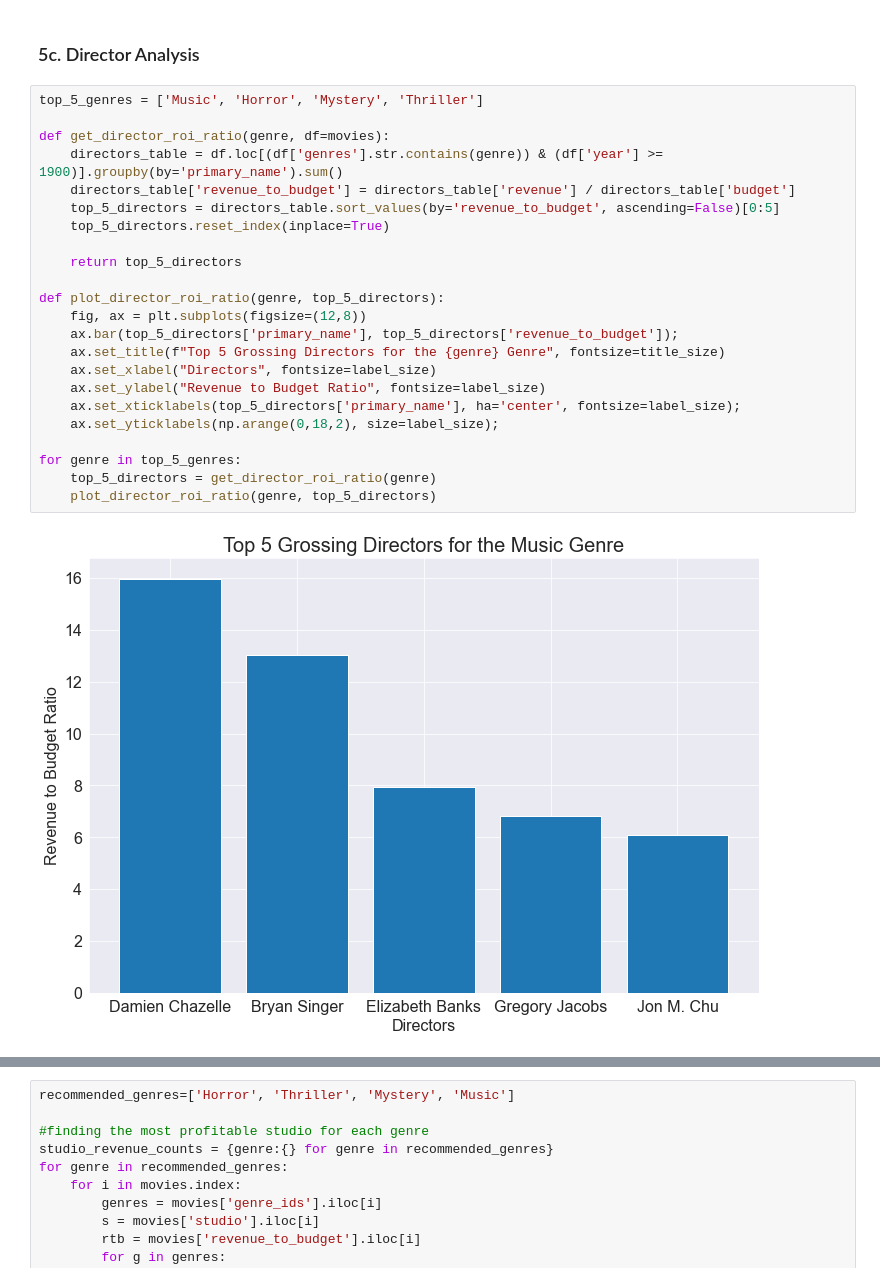
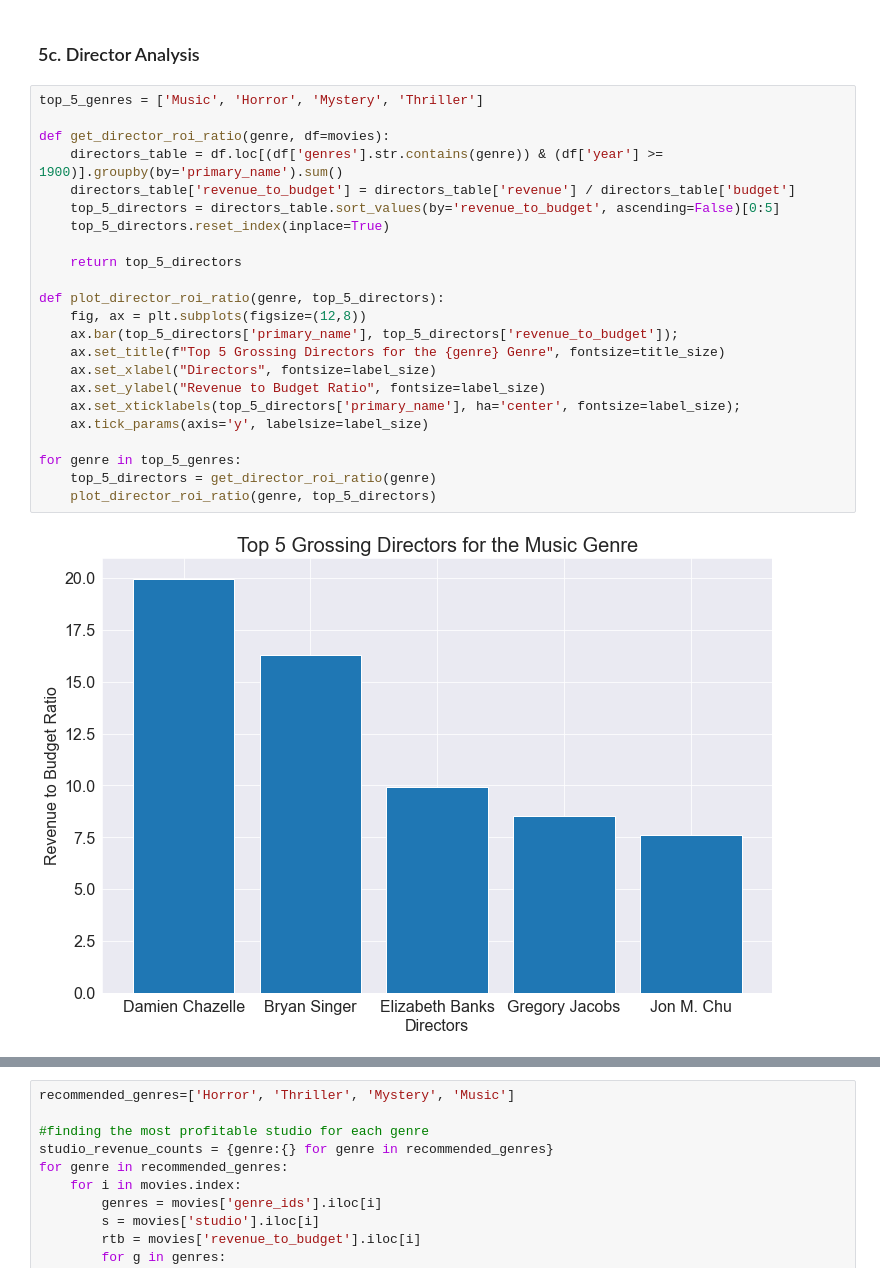
Before and after one commit to xuqc01/Movie-Data-Analysis, a Jupyter notebook: movie-data-analysis.ipynb, the cells around one changed output, grey strips where cells are left out. Saved outputs shown, nothing was run; the diff lists cells and outputs as text.

Commit message:
Changed font size for tables

```diff
--- a/movie-data-analysis.ipynb
+++ b/movie-data-analysis.ipynb
@@ -479,25 +479,25 @@ ax.set_yticklabels(np.arange(0,18,2), size=label_size);
 # %%
 top_5_genres = ['Music', 'Horror', 'Mystery', 'Thriller']
 
 def get_director_roi_ratio(genre, df=movies):
     directors_table = df.loc[(df['genres'].str.contains(genre)) & (df['year'] >= 1900)].groupby(by='primary_name').sum()
     directors_table['revenue_to_budget'] = directors_table['revenue'] / directors_table['budget']
     top_5_directors = directors_table.sort_values(by='revenue_to_budget', ascending=False)[0:5]
     top_5_directors.reset_index(inplace=True)
 
     return top_5_directors
 
 def plot_director_roi_ratio(genre, top_5_directors):
     fig, ax = plt.subplots(figsize=(12,8))
     ax.bar(top_5_directors['primary_name'], top_5_directors['revenue_to_budget']);
     ax.set_title(f"Top 5 Grossing Directors for the {genre} Genre", fontsize=title_size)
     ax.set_xlabel("Directors", fontsize=label_size)
     ax.set_ylabel("Revenue to Budget Ratio", fontsize=label_size)
     ax.set_xticklabels(top_5_directors['primary_name'], ha='center', fontsize=label_size);
-    ax.set_yticklabels(np.arange(0,18,2), size=label_size);
+    ax.tick_params(axis='y', labelsize=label_size)
 
 for genre in top_5_genres:
     top_5_directors = get_director_roi_ratio(genre)
     plot_director_roi_ratio(genre, top_5_directors)
 # %% [output]
-[figure, old version]
+[figure, new version]
```
Also changed, not shown: parts of 4 cells of this notebook.
